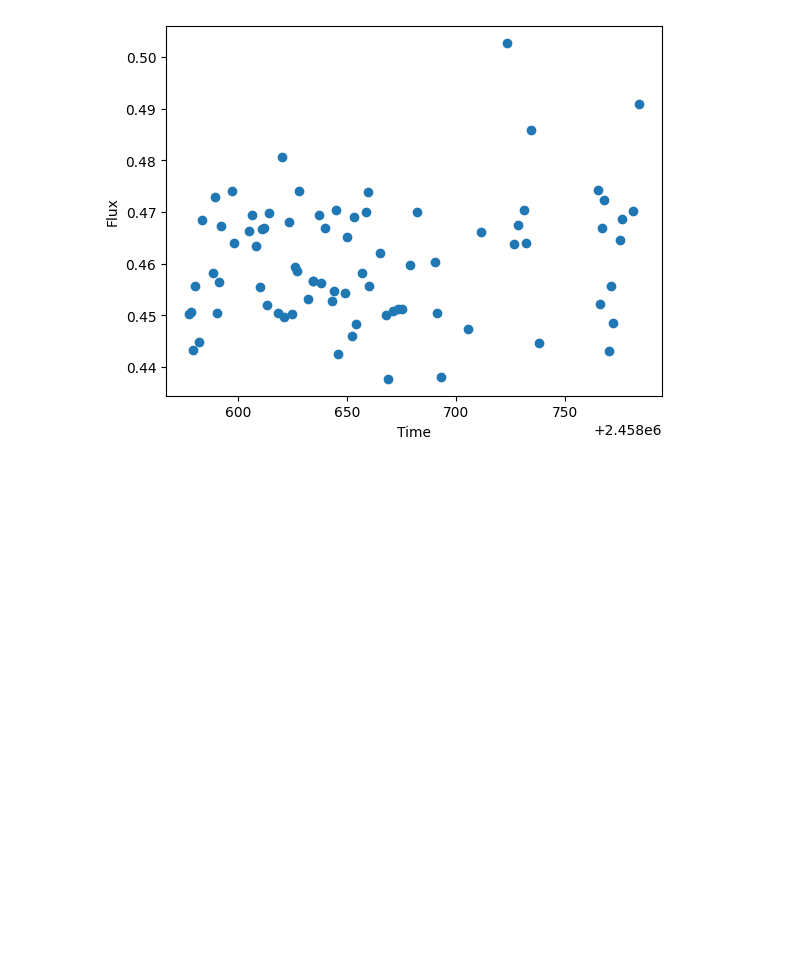
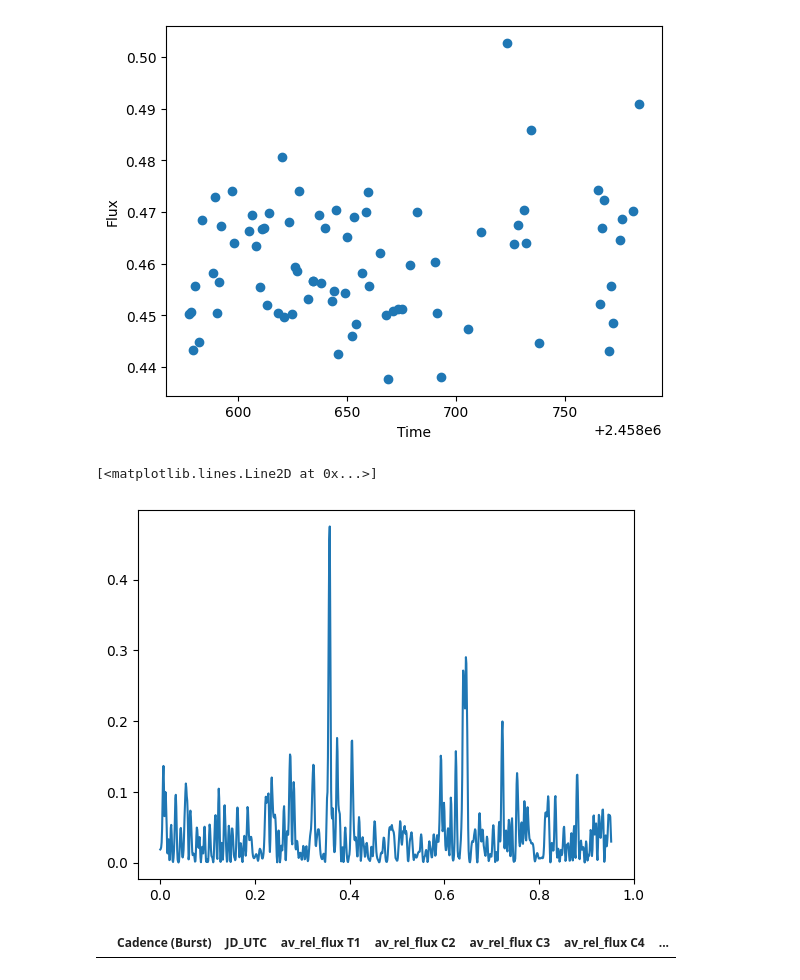
Before and after one commit to williamlee8ucb/GWAM_Lomb_Scargle, a Jupyter notebook: LS_Testing.ipynb, the cells around one changed output. Cells and saved outputs as stored; diff of their text form; code cells hidden in the pictures; blank space fills up the shorter version.

Commit message:
more testing with curve fitting

```diff
--- a/LS_Testing.ipynb
+++ b/LS_Testing.ipynb
@@ -83,3 +92,18 @@ dropped.where(df['av_rel_flux T1'] > .575).dropna()
 [figure]
 # %%
 #scipy for curve fitting
+# %%
+time = dropped['JD_UTC'] * u.day
+flux = dropped['av_rel_flux T1'] * u.mag
+error = dropped['std_T1'] * u.mag
+
+f, p = LombScargle(time, flux, dy=error).autopower()
+
+plt.plot(f, p)
+# %% [output]
+[<matplotlib.lines.Line2D at 0x...>]
+[figure, added]
+# %%
+dropped.where(df['av_rel_flux T1'] > .575).dropna()
+# %% [output]
+|  | Cadence (Burst) | JD_UTC | av_rel_flux T1 | av_rel_flux C2 | av_rel_flux C3 | av_rel_flux C4 | ... |
```
Also changed, not shown: parts of 22 cells of this notebook, 2 other files.
